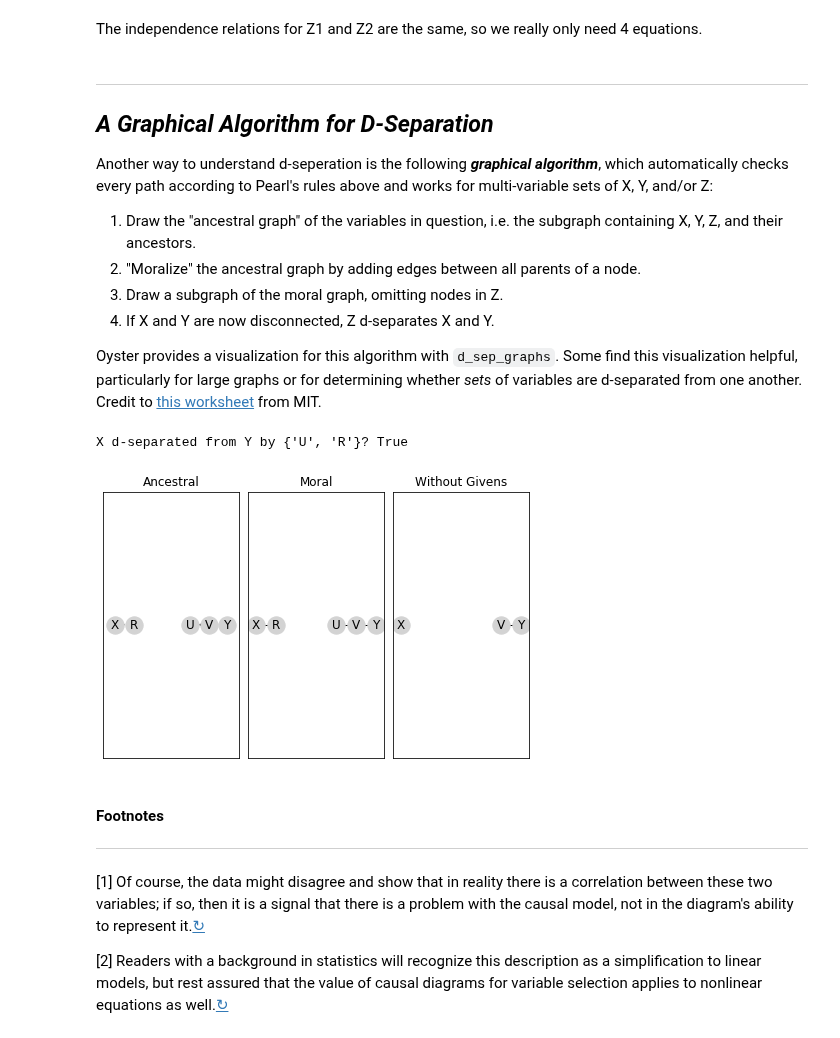
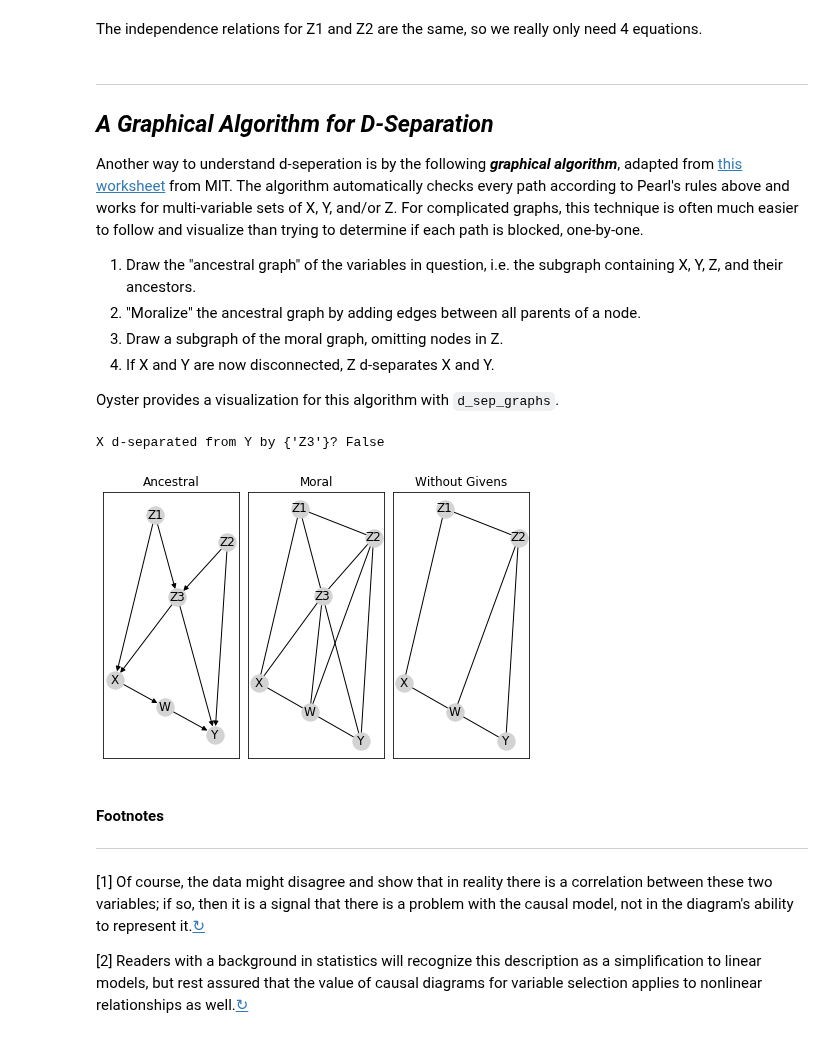
Before and after one commit to BrennanBarker/oyster, a Jupyter notebook: walkthrough/2_applications_of_causal_diagrams.ipynb, the cells around one changed output. Drawn from its saved outputs; the diff is of its cells as text; code cells hidden in the pictures.

```diff
--- a/walkthrough/2_applications_of_causal_diagrams.ipynb
+++ b/walkthrough/2_applications_of_causal_diagrams.ipynb
@@ -384,21 +399,21 @@ The independence relations for Z1 and Z2 are the same, so we really only need 4
 ---
 ## *A Graphical Algorithm for D-Separation* <a id="d_sep_graph"></a>
 
-Another way to understand d-seperation is the following ***graphical algorithm***, which automatically checks every path according to Pearl's rules above and works for multi-variable sets of X, Y, and/or Z:
+Another way to understand d-seperation is by the following ***graphical algorithm***, adapted from [this worksheet](http://web.mit.edu/jmn/www/6.034/d-separation.pdf) from MIT.  The algorithm automatically checks every path according to Pearl's rules above and works for multi-variable sets of X, Y, and/or Z.  For complicated graphs, this technique is often much easier to follow and visualize than trying to determine if each path is blocked, one-by-one.
 1. Draw the "ancestral graph" of the variables in question, i.e. the subgraph containing X, Y, Z, and their ancestors.
 1. "Moralize" the ancestral graph by adding edges between all parents of a node.
 1. Draw a subgraph of the moral graph, omitting nodes in Z.
 1. If X and Y are now disconnected, Z d-separates X and Y.
 
-Oyster provides a visualization for this algorithm with `d_sep_graphs`.  Some find this visualization helpful, particularly for large graphs or for determining whether *sets* of variables are d-separated from one another. Credit to [this worksheet](http://web.mit.edu/jmn/www/6.034/d-separation.pdf) from MIT.
+Oyster provides a visualization for this algorithm with `d_sep_graphs`.
 # %%
-fig = oy.ex.primer['fig2_5']
-X,Y,Z = 'X', 'Y', {'R','U'}
+fig = oy.ex.primer['fig2_9']
+X,Y,Z = 'X', 'Y', {'Z3'}
 print(f'{X} d-separated from {Y} by {Z}? {oy.d_separated(fig, X, Y, Z)}')
 oy.d_sep_graphs(fig, X, Y, Z)
 # %% [output]
-X d-separated from Y by {'U', 'R'}? True
+X d-separated from Y by {'Z3'}? False
-[figure, old version]
+[figure, new version]
 # %% [markdown]
 #### Footnotes
 ---
@@ -406,4 +421,4 @@ X d-separated from Y by {'U', 'R'}? True
 [1] Of course, the data might disagree and show that in reality there is a correlation between these two variables; if so, then it is a signal that there is a problem with the causal model, not in the diagram's ability to represent it.[↻](#back1)
 
 <a id="footnote2"></a>
-[2] Readers with a background in statistics will recognize this description as a simplification to linear models, but rest assured that the value of causal diagrams for variable selection applies to nonlinear equations as well.[↻](#back2)
+[2] Readers with a background in statistics will recognize this description as a simplification to linear models, but rest assured that the value of causal diagrams for variable selection applies to nonlinear relationships as well.[↻](#back2)
```
Also changed, not shown: parts of 33 cells of this notebook, 1 other file.
